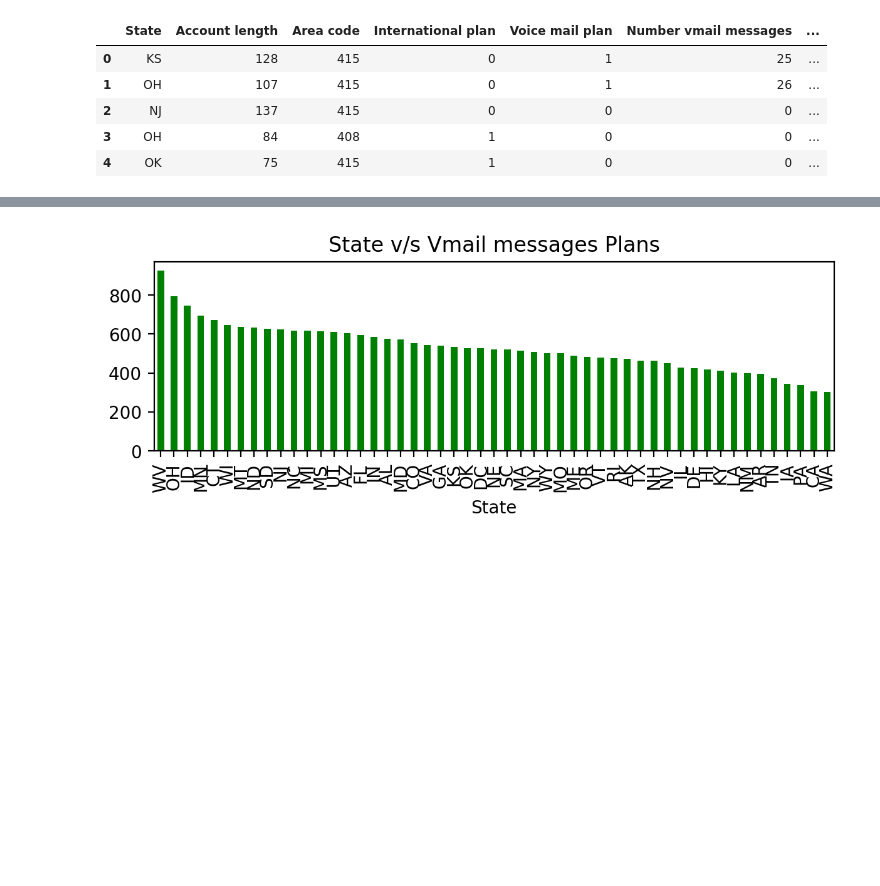
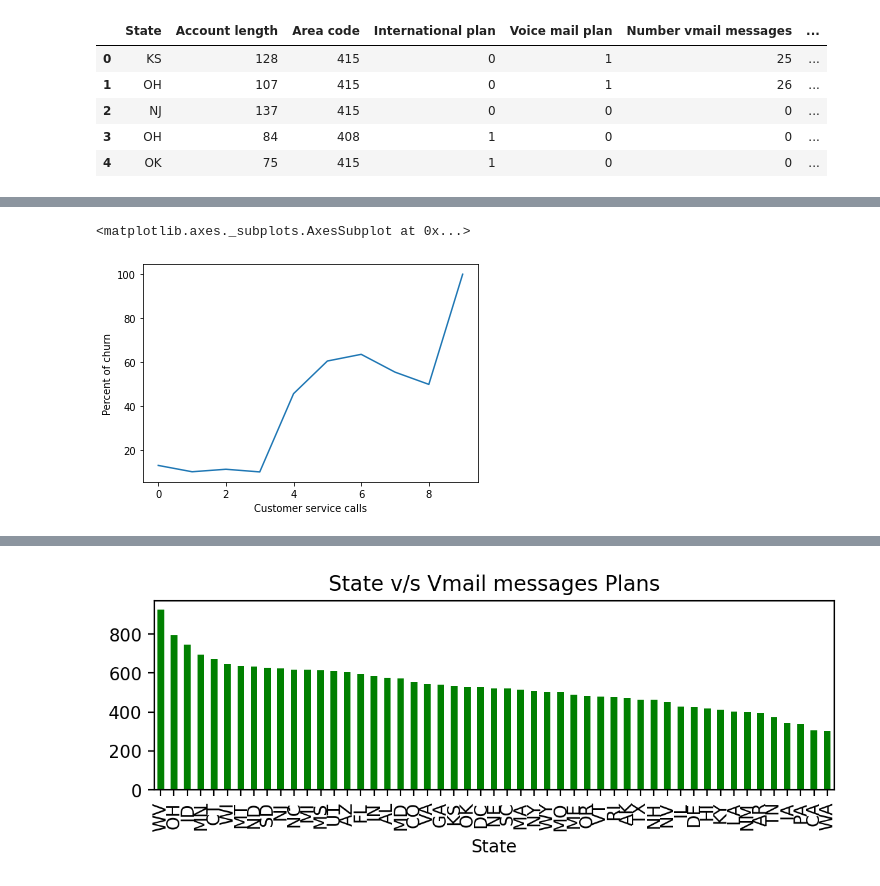
Before and after one commit to shyamsundar-v/Telecom-Churn-Analysis, a Jupyter notebook: Telecom_Churn_Analysis_Capstone_Project.ipynb, the cells around one changed output, grey strips where cells are left out. Cells and saved outputs as stored; diff of their text form; code cells hidden in the pictures; blank space fills up the shorter version.

```diff
--- a/Telecom_Churn_Analysis_Capstone_Project.ipynb
+++ b/Telecom_Churn_Analysis_Capstone_Project.ipynb
@@ -166,0 +179,6 @@ tel_df.head()
+# %%
+cus_df = pd.crosstab(tel_df['Customer service calls'],tel_df['Churn'],normalize='index')
+cus_df['Percent of churn']= cus_df.apply(lambda x : (x[1]*100)/(x[0]+x[1]),axis=1)
+cus_df=cus_df.sort_values('Percent of churn',ascending=False)
+cus_df.reset_index()
+cus_df
@@ -166,0 +198,5 @@ tel_df.head()
+# %%
+sns.lineplot(x='Customer service calls',y='Percent of churn',data=cus_df)
+# %% [output]
+<matplotlib.axes._subplots.AxesSubplot at 0x...>
+[figure, added]
```
Also changed, not shown: parts of 17 cells of this notebook.
